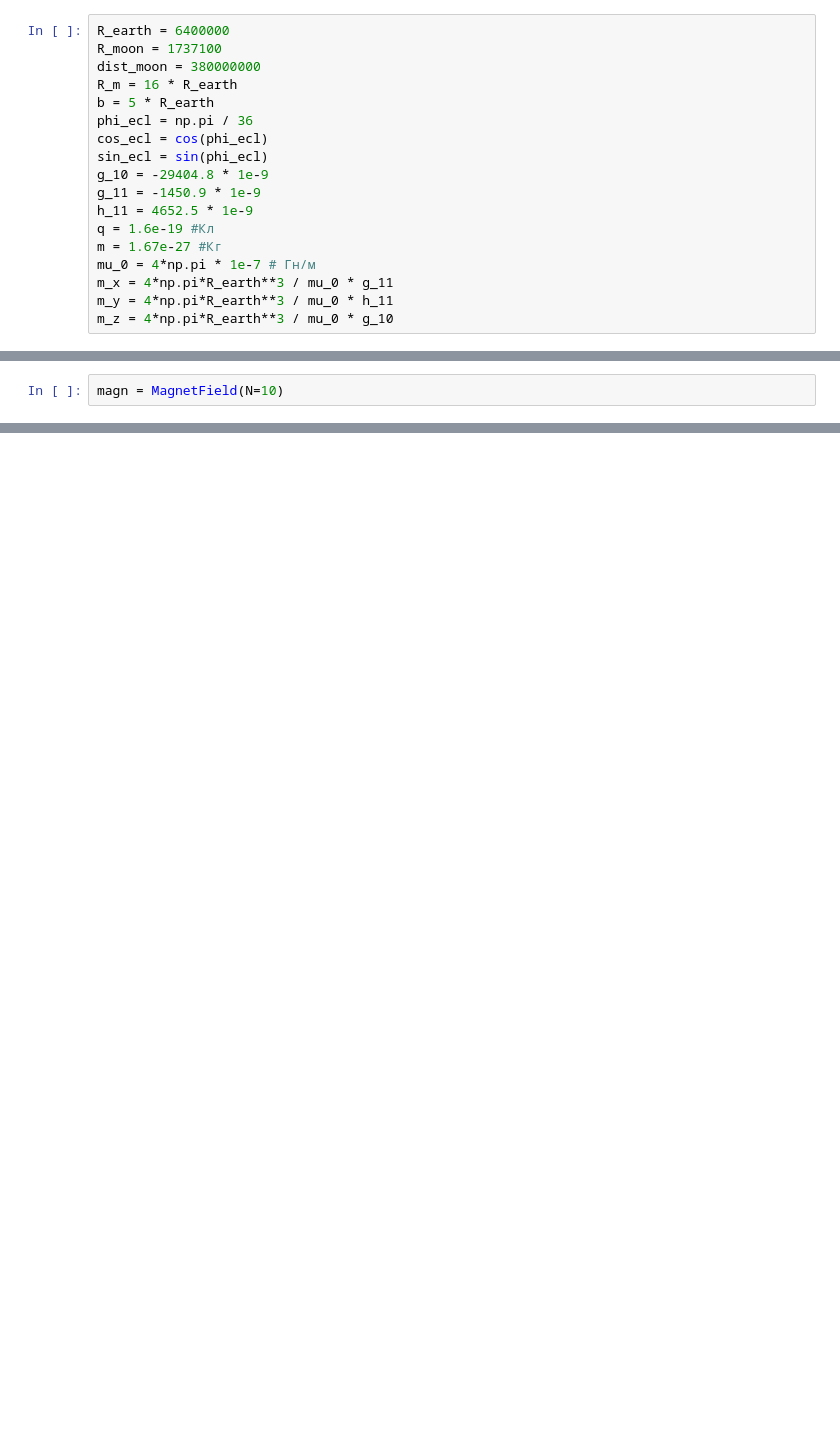
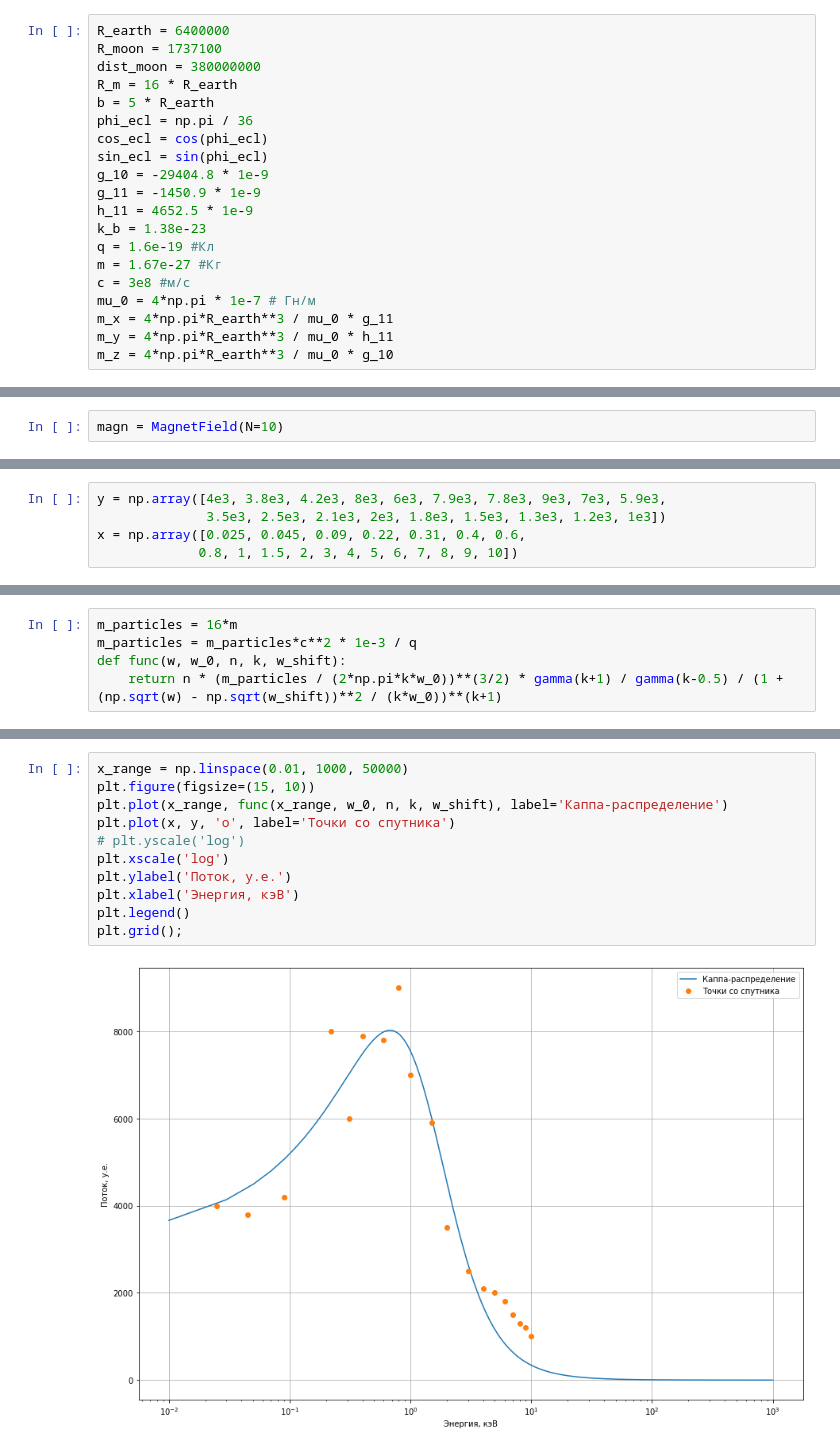
Before and after one commit to Tiltovskii/Modeling-of-the-Earth-s-magnetosphere, a Jupyter notebook: modeling_magnetic_field.ipynb, the cells around one changed output, grey strips where cells are left out. Saved outputs shown, nothing was run; the diff lists cells and outputs as text; blank space fills up the shorter version.

```diff
--- a/modeling_magnetic_field.ipynb
+++ b/modeling_magnetic_field.ipynb
@@ -27,8 +28,10 @@ sin_ecl = sin(phi_ecl)
 g_10 = -29404.8 * 1e-9
 g_11 = -1450.9 * 1e-9
 h_11 = 4652.5 * 1e-9
+k_b = 1.38e-23
 q = 1.6e-19 #Кл
 m = 1.67e-27 #Кг
+c = 3e8 #м/с
 mu_0 = 4*np.pi * 1e-7 # Гн/м
 m_x = 4*np.pi*R_earth**3 / mu_0 * g_11
 m_y = 4*np.pi*R_earth**3 / mu_0 * h_11
@@ -695,0 +767,5 @@ iterator.n
+# %%
+y = np.array([4e3, 3.8e3, 4.2e3, 8e3, 6e3, 7.9e3, 7.8e3, 9e3, 7e3, 5.9e3,
+              3.5e3, 2.5e3, 2.1e3, 2e3, 1.8e3, 1.5e3, 1.3e3, 1.2e3, 1e3])
+x = np.array([0.025, 0.045, 0.09, 0.22, 0.31, 0.4, 0.6,
+             0.8, 1, 1.5, 2, 3, 4, 5, 6, 7, 8, 9, 10])
@@ -695,0 +775,5 @@ iterator.n
+# %%
+m_particles = 16*m
+m_particles = m_particles*c**2 * 1e-3 / q
+def func(w, w_0, n, k, w_shift):
+    return n * (m_particles / (2*np.pi*k*w_0))**(3/2) * gamma(k+1) / gamma(k-0.5) / (1 + (np.sqrt(w) - np.sqrt(w_shift))**2 / (k*w_0))**(k+1)
@@ -695,0 +807,13 @@ iterator.n
+# %%
+x_range = np.linspace(0.01, 1000, 50000)
+plt.figure(figsize=(15, 10))
+plt.plot(x_range, func(x_range, w_0, n, k, w_shift), label='Каппа-распределение')
+plt.plot(x, y, 'o', label='Точки со спутника')
+# plt.yscale('log')
+plt.xscale('log')
+plt.ylabel('Поток, у.е.')
+plt.xlabel('Энергия, кэВ')
+plt.legend()
+plt.grid();
+# %% [output]
+[figure, added]
```
Also changed, not shown: parts of 25 cells of this notebook, 1 other file.
